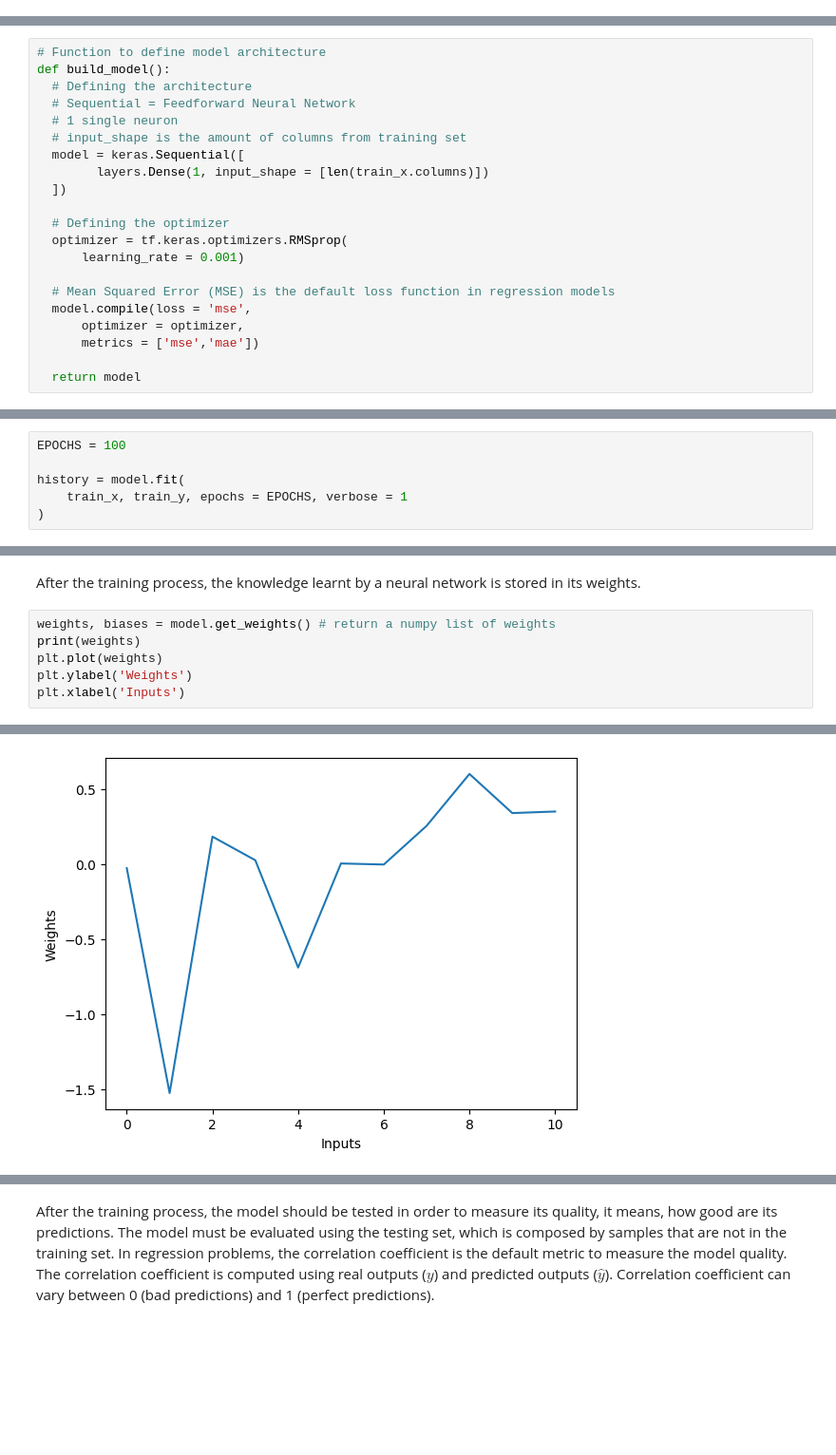
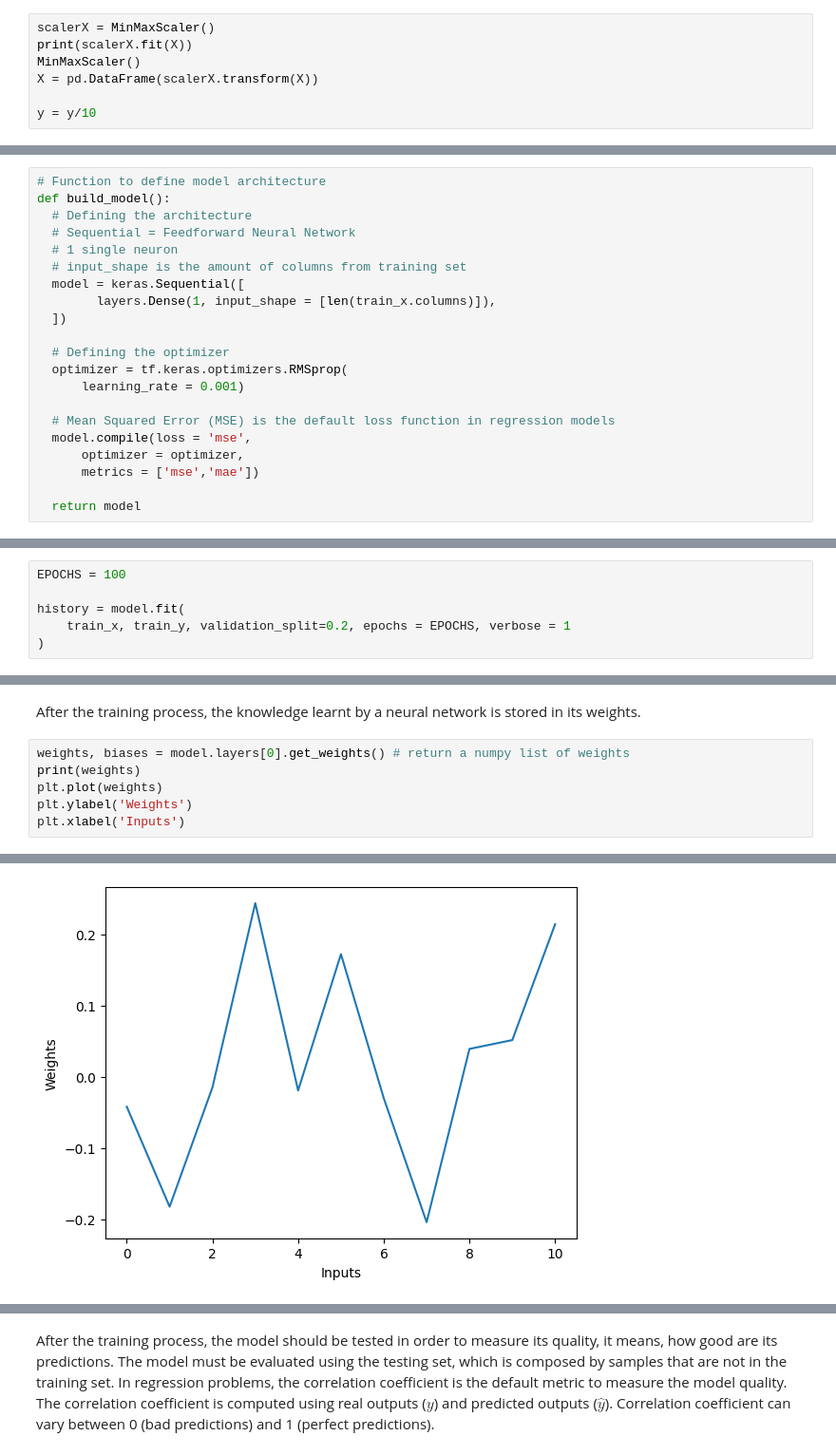
Before and after one commit to Sandrocamargo/deep-learning, a Jupyter notebook: dl_class03_SingleNeuron_WineQuality.ipynb, the cells around one changed output, grey strips where cells are left out. Shown at 95% size. Cells and saved outputs as stored; diff of their text form; blank space fills up the shorter version.

```diff
--- a/dl_class03_SingleNeuron_WineQuality.ipynb
+++ b/dl_class03_SingleNeuron_WineQuality.ipynb
@@ -75,3 +80,10 @@ Data columns (total 11 columns):
  10  alcohol               4898 non-null   float64
 dtypes: float64(11)
 memory usage: 421.0 KB
+# %%
+scalerX = MinMaxScaler()
+print(scalerX.fit(X))
+MinMaxScaler()
+X = pd.DataFrame(scalerX.transform(X))
+
+y = y/10
@@ -121,7 +135,7 @@ def build_model():
   # 1 single neuron
   # input_shape is the amount of columns from training set
   model = keras.Sequential([
-        layers.Dense(1, input_shape = [len(train_x.columns)])
+        layers.Dense(1, input_shape = [len(train_x.columns)]),
   ])
 
   # Defining the optimizer
@@ -159,7 +173,7 @@ Training is done using training set and the amount of epochs must be defined.
 EPOCHS = 100
 
 history = model.fit(
-    train_x, train_y, epochs = EPOCHS, verbose = 1
+    train_x, train_y, validation_split=0.2, epochs = EPOCHS, verbose = 1
 )
 # %% [output]
 Epoch 1/100
@@ -194,7 +209,7 @@ plt.show()
 # %% [markdown]
 After the training process, the knowledge learnt by a neural network is stored in its weights.
 # %%
-weights, biases = model.get_weights() # return a numpy list of weights
+weights, biases = model.layers[0].get_weights() # return a numpy list of weights
 print(weights)
 plt.plot(weights)
 plt.ylabel('Weights')
@@ -214,5 +229,5 @@ plt.xlabel('Inputs')
 Text(0.5, 0, 'Inputs')
-[figure, old version]
+[figure, new version]
 # %%
 plt.barh(train_x.columns, weights[:,0].astype(float), align='center')
 plt.xlabel("Weights")
```
Also changed, not shown: parts of 9 cells of this notebook.
